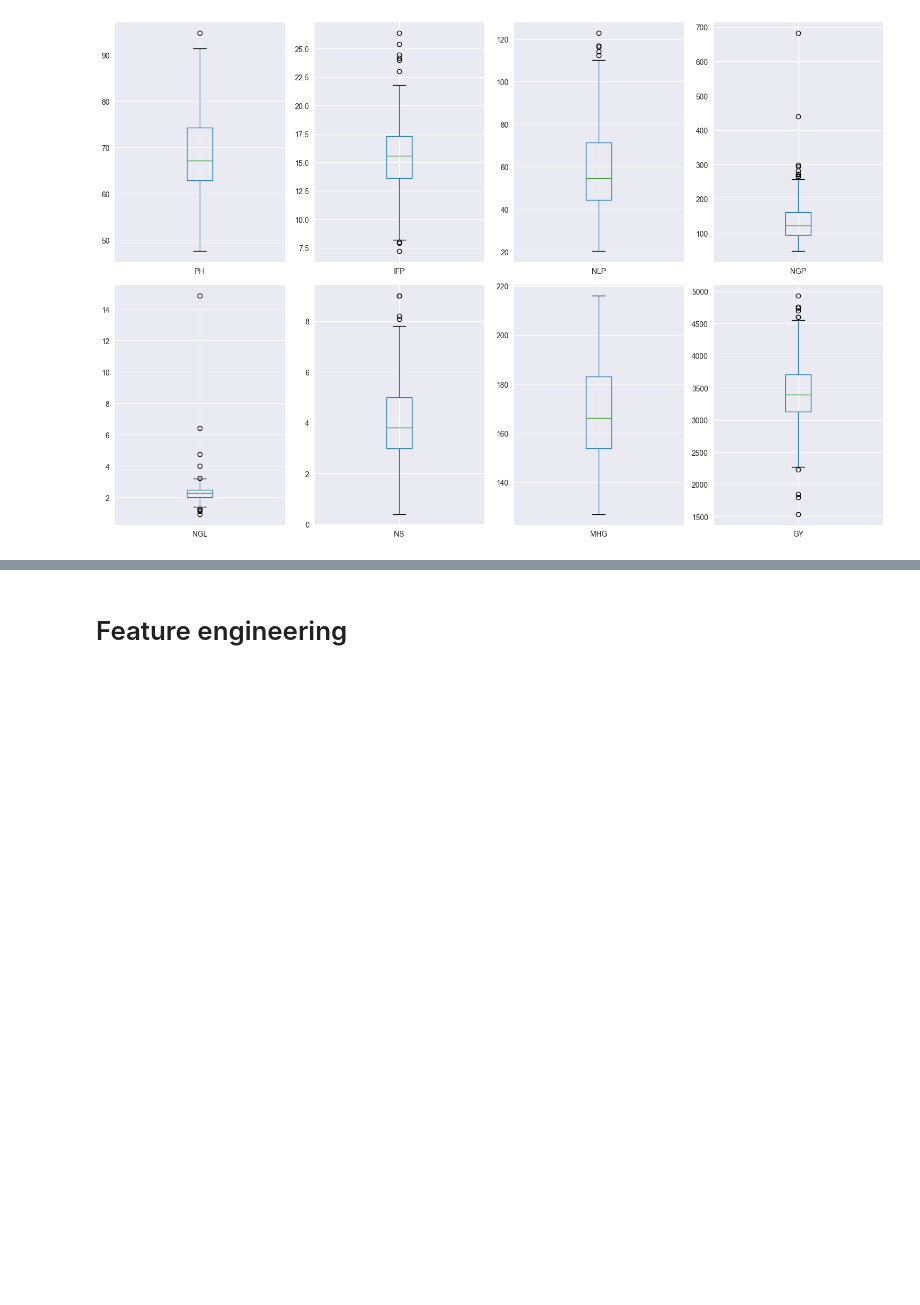
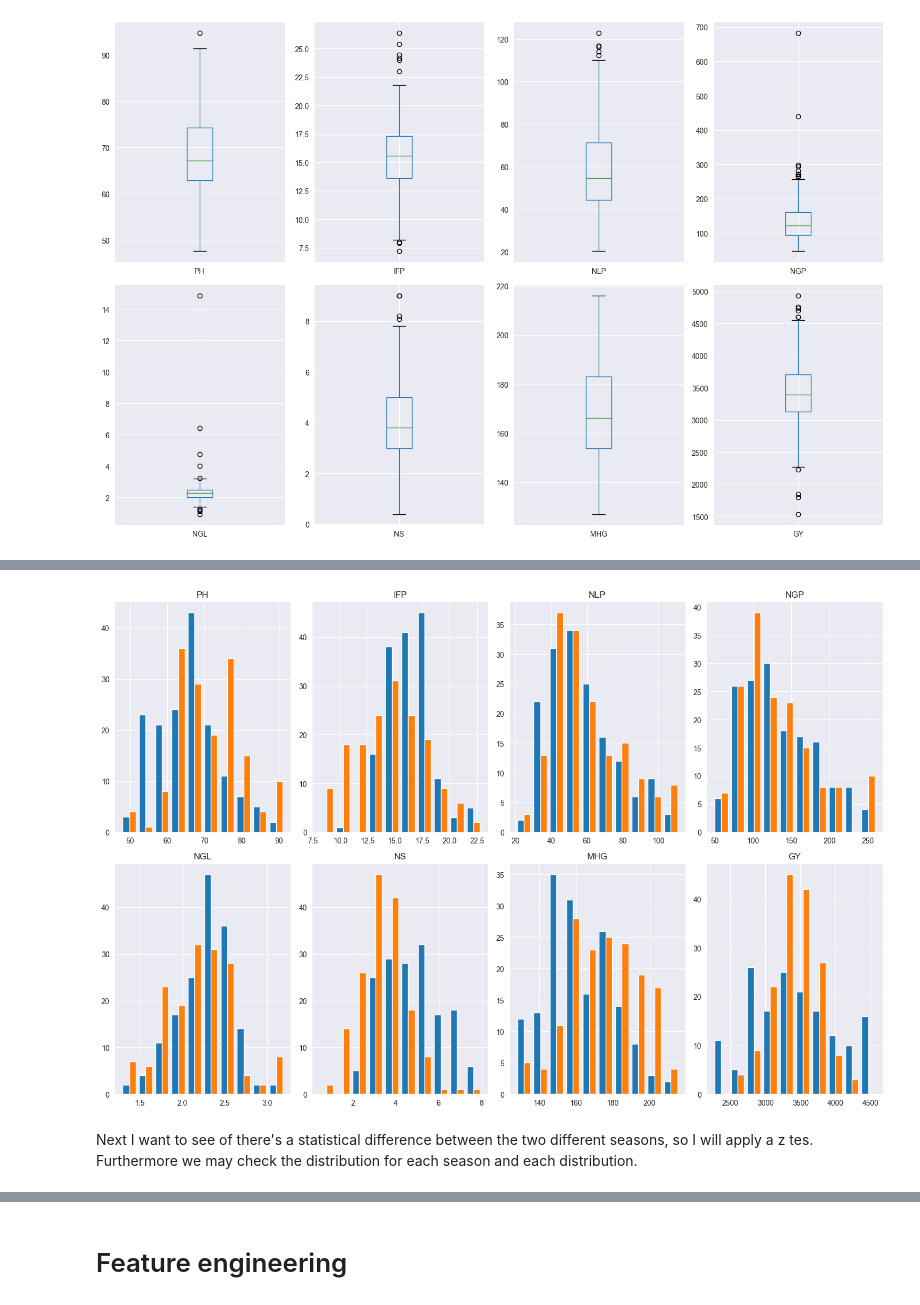
Before and after one commit to cata1212112/SoybeanCultivars, a Jupyter notebook: main.ipynb, the cells around one changed output, grey strips where cells are left out. Drawn from its saved outputs; the diff is of its cells as text; code cells hidden in the pictures; blank space fills up the shorter version.

Commit message:
statistic tests

```diff
--- a/main.ipynb
+++ b/main.ipynb
@@ -106,0 +123,14 @@ season2 = data[data.Season == 2]
+# %%
+fig, axs = plt.subplots(nrows=2, ncols=4, figsize=(15,10))
+cnt = 0
+for i in range(2):
+    for j in range(4):
+        axs[i, j].hist([season1[float_cols.tolist()[cnt]], season2[float_cols.tolist()[cnt]]])
+        axs[i, j].set_title(float_cols.tolist()[cnt])
+        cnt += 1
+fig.tight_layout()
+plt.show()
+# %% [output]
+[figure, added]
+# %% [markdown]
+Next I want to see of there's a statistical difference between the two different seasons, so I will apply a z tes. Furthermore we may check the distribution for each season and each distribution.
```
Also changed, not shown: parts of 28 cells of this notebook, 1 other file.
